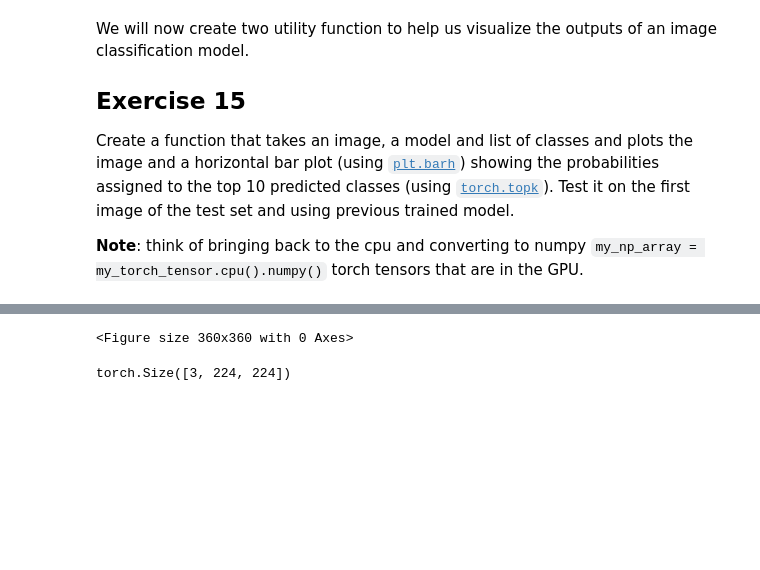
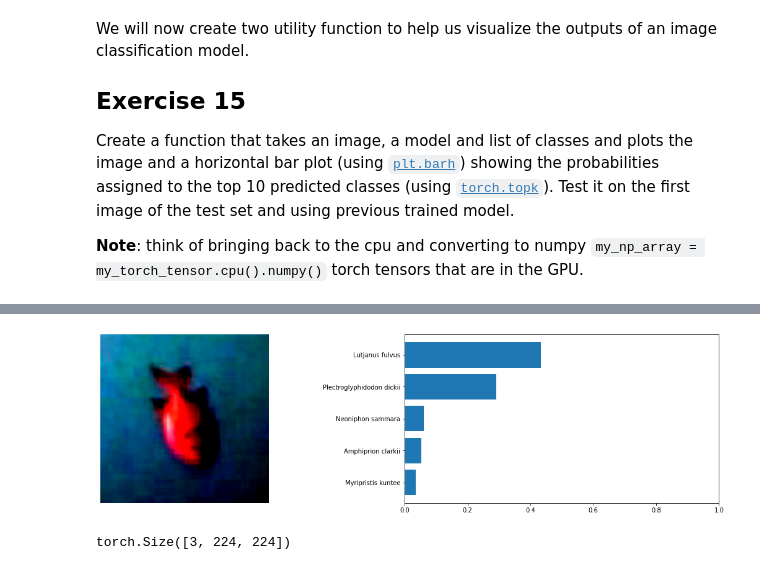
Before and after one commit to YosefGuevara012/DeepLearning_and_computer_vision_for_Marine_Robotics, a Jupyter notebook: TP_03_CNNs_and_transfer_learning.ipynb, the cells around one changed output, grey strips where cells are left out. Drawn from its saved outputs; the diff is of its cells as text; code cells hidden in the pictures; blank space fills up the shorter version.

```diff
--- a/TP_03_CNNs_and_transfer_learning.ipynb
+++ b/TP_03_CNNs_and_transfer_learning.ipynb
@@ -802,6 +801,7 @@ Create a function that takes an image, a model and list of classes and plots the
 
 **Note**: think of bringing back to the cpu and converting to numpy `my_np_array = my_torch_tensor.cpu().numpy()` torch tensors that are in the GPU.
 # %%
+
 def viz_image(image, model, classes, top=5, device='cpu'):
     assert image.ndim == 3, "Images are expected to have 3 dimensions: channels x height x width"
     was_training = model.training
@@ -809,23 +809,27 @@ def viz_image(image, model, classes, top=5, device='cpu'):
 
     with torch.no_grad():
         ### BEGIN SOLUTION
+
+        image = image.permute(2,1, 0)
+        image_2 = image
+        image = image.to(device)
+        model = model.to(device)
         image = image.unsqueeze(0)
-        image = image.to(device)
+        image = image.permute(0,3,1,2)
         output = model(image)
         probs, preds = torch.topk(torch.softmax(output, dim=1), k=top)
         probs, preds = probs.cpu().numpy(), preds.cpu().numpy()
 
-    plt.figure(figsize=(5, 5))
-    plt.imshow(image.permute(1, 2, 0))
-    plt.axis('off')
+    # Create a figure and axis for the image and bar chart
+    fig, axs = plt.subplots(1, 2, figsize=(20, 5))
+    axs[0].imshow(image_2)
+    axs[0].axis('off')
 
-    plt.figure(figsize=(5, 2))
-    ax = plt.gca()
-    ax.invert_yaxis()
-    ax.barh(np.arange(top), probs[0], align='center')
-    ax.set_yticks(np.arange(top))
-    ax.set_yticklabels([classes[pred] for pred in preds[0]])
-    ax.set_xlim(0, 1)
+    axs[1].invert_yaxis()
+    axs[1].barh(np.arange(top), probs[0], align='center')
+    axs[1].set_yticks(np.arange(top))
+    axs[1].set_yticklabels([classes[pred] for pred in preds[0]])
+    axs[1].set_xlim(0, 1)
     plt.show()
         ### END SOLUTION
 
@@ -839,4 +843,4 @@ RuntimeError: ignored
-<Figure size 360x360 with 0 Axes>
+[figure, added]
 # %%
 image.size()
 # %% [output]
```
Also changed, not shown: parts of 19 cells of this notebook.
